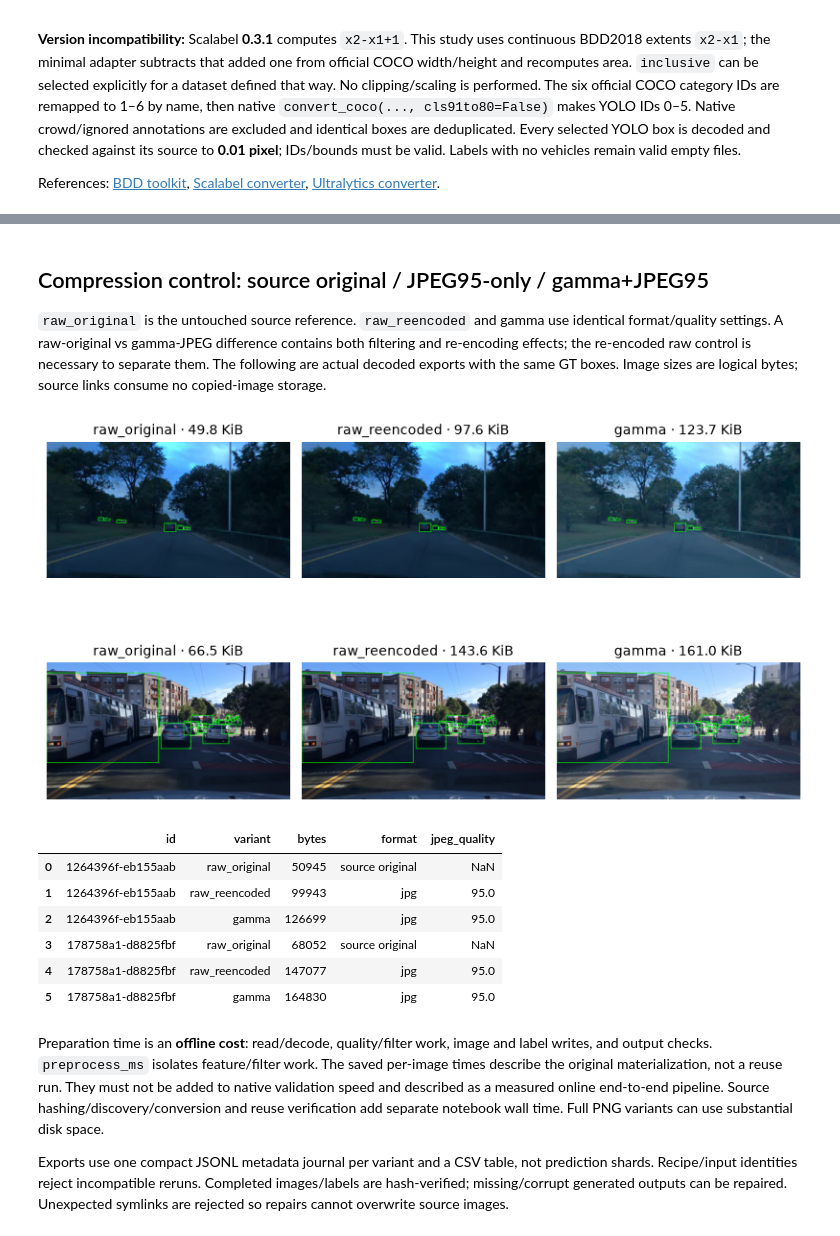
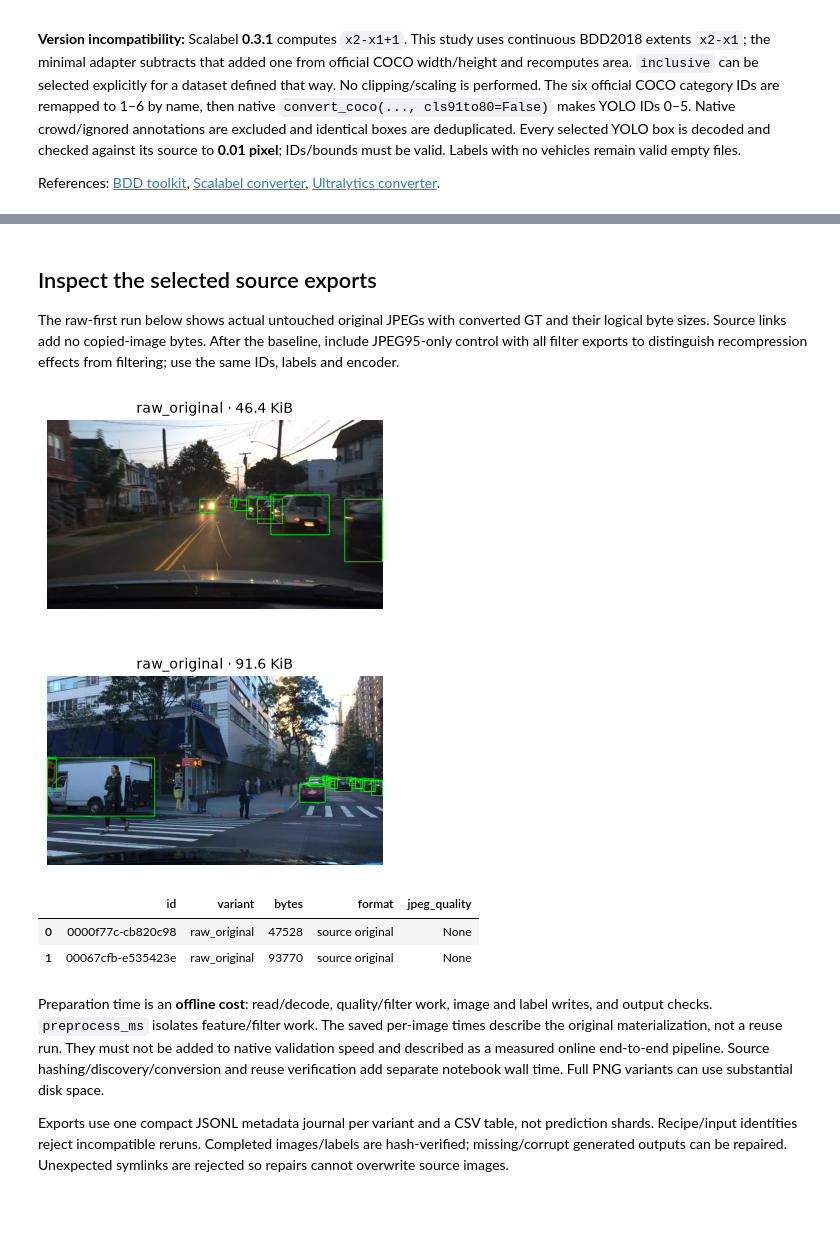
Before and after one commit to truong51972/vehicle-detection, a Jupyter notebook: notebooks/01_data_preparation.ipynb, the cells around one changed output, grey strips where cells are left out. Saved outputs shown, nothing was run; the diff lists cells and outputs as text; code cells hidden in the pictures; blank space fills up the shorter version.

```diff
--- a/notebooks/01_data_preparation.ipynb
+++ b/notebooks/01_data_preparation.ipynb
@@ -36,17 +36,18 @@ from vehicle_detection.preprocess import apply_recipe, quality, validate_recipes
 
 ROOT = Path.cwd() if (Path.cwd() / "pyproject.toml").exists() else Path.cwd().parent
 DATA_ROOT = ROOT / "data/bdd100k"
-MODE = "pilot"  # 'full' selects all eligible examples; assess disk space first.
+MODE = "full"  # 'full' selects all eligible examples; assess disk space first.
 SEED = 2026
 LIMITS = (
     {"train": 64, "tune": 16, "test": 16}
     if MODE == "pilot"
     else dict.fromkeys(["train", "tune", "test"])
 )
-RUN_ROOT = ROOT / "runs" / f"phase1-{MODE}"
+RUN_ROOT = ROOT / "runs" / f"phase2-{MODE}"
 OUTPUT_FORMAT = "jpg"  # Optional explicit alternative: "png" (use a fresh RUN_ROOT).
 JPEG_QUALITY = 95
-ENABLED_VARIANTS = ["raw_original", "raw_reencoded", "gamma"]
+ENABLED_VARIANTS = ["raw_original"]  # Complete the full raw baseline first.
+PREPARE_HOLDOUT = False  # Release only after train/tune experiments and protocol freeze.
 # raw_reencoded is the JPEG95-only control; gamma uses exactly the same encoding.
 PREFLIGHT_SAMPLE_SIZE = 128
 DISK_SAMPLE_SIZE = 16
@@ -115,6 +116,8 @@ display(pd.DataFrame(annotation_sources).T)
 display(pd.Series(audit, name="discovery audit"))
 print("Frame fields:", list(records[0]))
 print("Actual first retained box label:", records[0]["labels"][0])
+# Keep official-val records for ID reservation only; all diagnostics use official train.
+training_records = [r for r in records if r["official_split"] == "train"]
 # %% [output]
 Detection frames with matching images: 79863
 |  | path | sha256 | schema |
@@ -135,7 +138,7 @@ images = pd.DataFrame(
             "split": r["official_split"],
             **{k: r["attributes"].get(k, "unknown") for k in ["weather", "timeofday", "scene"]},
         }
-        for r in records
+        for r in training_records
     ]
 )
 boxes = pd.DataFrame(
@@ -147,7 +150,7 @@ boxes = pd.DataFrame(
             "width": label["box2d"]["x2"] - label["box2d"]["x1"],
             "height": label["box2d"]["y2"] - label["box2d"]["y1"],
         }
-        for r in records
+        for r in training_records
         for label in r["labels"]
     ]
 )
@@ -304,7 +301,9 @@ exposure = read_json(exposure_path)
 excluded = set(exposure["legacy_pilot"])
 if MODE == "full":
     excluded.update(exposure["notebook_pilot"])
-partitions = choose_splits(records, SEED, LIMITS, excluded_test_ids=excluded)
+partitions = choose_splits(
+    records, SEED, LIMITS, excluded_test_ids=excluded, prepare_test=PREPARE_HOLDOUT
+)
 selection = {s: [r["id"] for r in rows] for s, rows in partitions.items()}
 selection_id = digest(
     [(s, r["id"], r["sha256"], r["labels"]) for s, rows in partitions.items() for r in rows]
@@ -317,12 +316,16 @@ study = {
     "excluded_test_ids": sorted(excluded),
     "box_convention": SOURCE_BOX_CONVENTION,
     "annotation_sources": annotation_sources,
+    "holdout_prepared": PREPARE_HOLDOUT,
+    "reserved_test_ids": sorted(
+        r["id"] for r in records if r["official_split"] == "val" and r["id"] not in excluded
+    ),
 }
 study_path = RUN_ROOT / "selection.json"
 if study_path.exists() and read_json(study_path) != study:
     raise ValueError("Selection/config changed: use a fresh RUN_ROOT")
 write_json(study_path, study)
-if MODE == "pilot":
+if MODE == "pilot" and PREPARE_HOLDOUT:
     exposure["notebook_pilot"] = sorted(set(exposure["notebook_pilot"]) | set(selection["test"]))
     write_json(exposure_path, exposure)
 display(pd.Series({s: len(v) for s, v in partitions.items()}, name="selected images"))
@@ -530,50 +529,47 @@ Export wall seconds: 13.308
 # %% [markdown]
-## Compression control: source original / JPEG95-only / gamma+JPEG95
+## Inspect the selected source exports
 
-`raw_original` is the untouched source reference. `raw_reencoded` and gamma use
-identical format/quality settings. A raw-original vs gamma-JPEG difference contains
-both filtering and re-encoding effects; the re-encoded raw control is necessary to
-separate them. The following are actual decoded exports with the same GT boxes.
-Image sizes are logical bytes; source links consume no copied-image storage.
+The raw-first run below shows actual untouched original JPEGs with converted GT
+and their logical byte sizes. Source links add no copied-image bytes. After the
+baseline, include JPEG95-only control with all filter exports to distinguish
+recompression effects from filtering; use the same IDs, labels and encoder.
 # %%
-comparison_variants = ["raw_original", "raw_reencoded", "gamma"]
-assert set(comparison_variants) <= set(ENABLED_VARIANTS), (
-    "Enable original/control/gamma for the Phase 1 compression comparison"
+comparison_variants = ENABLED_VARIANTS
+examples = [r for r in partitions["tune"] if r["labels"]][:2]
+fig, axes = plt.subplots(
+    len(examples),
+    len(comparison_variants),
+    figsize=(4 * len(comparison_variants), 3 * len(examples)),
+    squeeze=False,
 )
-examples = [r for r in partitions["tune"] if r["labels"]][:2]
-fig, axes = plt.subplots(len(examples), 3, figsize=(9, 3 * len(examples)), squeeze=False)
 compression_rows = []
 for i, r in enumerate(examples):
     for j, variant in enumerate(comparison_variants):
         row = metadata[(metadata.id == r["id"]) & (metadata.variant == variant)].iloc[0]
         image_path = Path(row.image)
         labels = RUN_ROOT / "datasets" / variant / "labels/tune" / f"{r['id']}.txt"
         axes[i, j].imshow(overlay(read_image(image_path), label_path=labels))
         axes[i, j].axis("off")
         axes[i, j].set_title(f"{variant} · {image_path.stat().st_size / 1024:.1f} KiB")
         compression_rows.append(
             {
                 "id": r["id"],
                 "variant": variant,
                 "bytes": image_path.stat().st_size,
                 "format": "source original" if variant == "raw_original" else OUTPUT_FORMAT,
                 "jpeg_quality": None
                 if variant == "raw_original" or OUTPUT_FORMAT != "jpg"
                 else JPEG_QUALITY,
             }
         )
 fig.tight_layout()
 plt.show()
 display(pd.DataFrame(compression_rows))
 # %% [output]
-[figure, old version]
+[figure, new version]
 |  | id | variant | bytes | format | jpeg_quality |
-| 0 | 1264396f-eb155aab | raw_original | 50945 | source original | NaN |
-| 1 | 1264396f-eb155aab | raw_reencoded | 99943 | jpg | 95.0 |
-| 2 | 1264396f-eb155aab | gamma | 126699 | jpg | 95.0 |
-| 3 | 178758a1-d8825fbf | raw_original | 68052 | source original | NaN |
-| 4 | 178758a1-d8825fbf | raw_reencoded | 147077 | jpg | 95.0 |
-| 5 | 178758a1-d8825fbf | gamma | 164830 | jpg | 95.0 |
+| 0 | 0000f77c-cb820c98 | raw_original | 47528 | source original | None |
+| 1 | 00067cfb-e535423e | raw_original | 93770 | source original | None |
 # %% [markdown]
 Preparation time is an **offline cost**: read/decode, quality/filter work, image and
 label writes, and output checks. `preprocess_ms` isolates feature/filter work.
```
Also changed, not shown: parts of 13 cells of this notebook, 9 other files.
